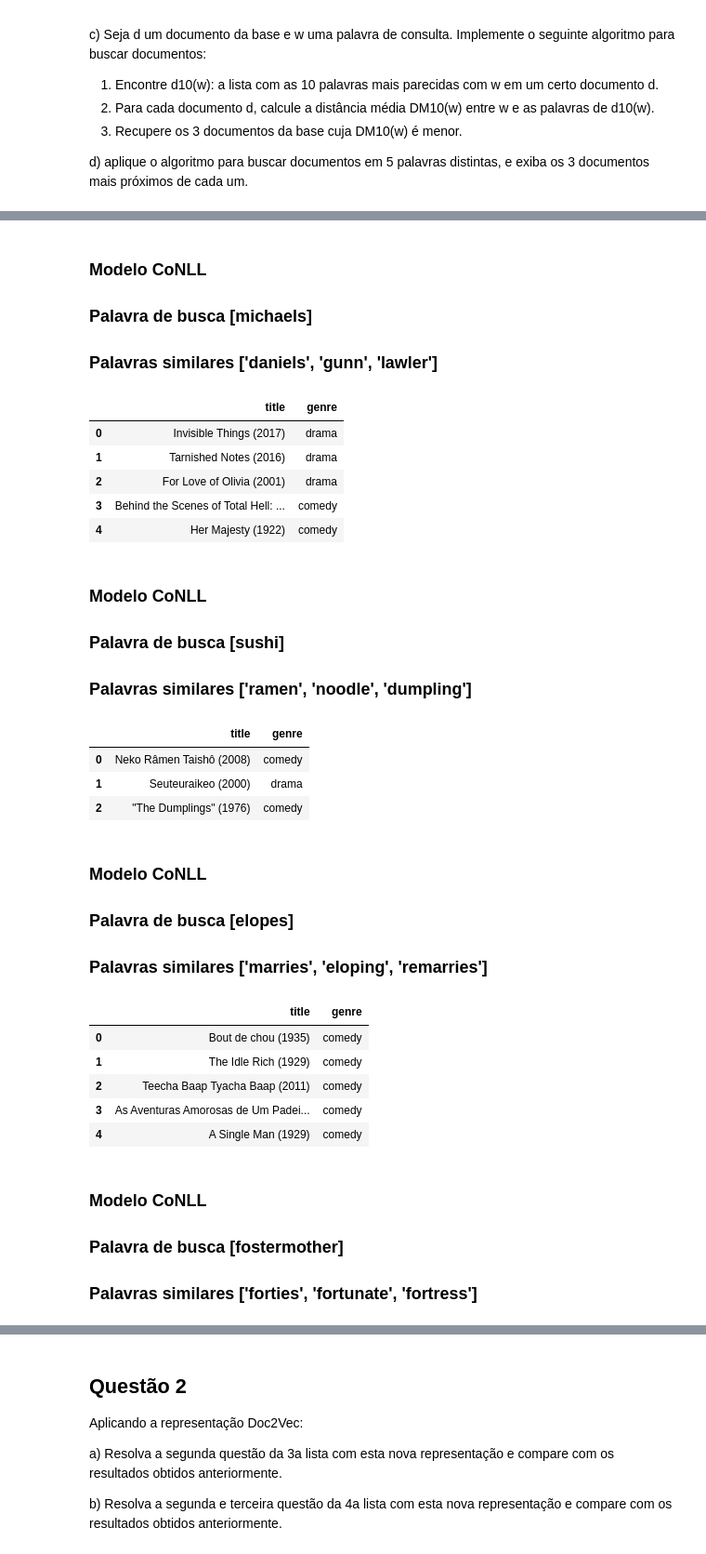
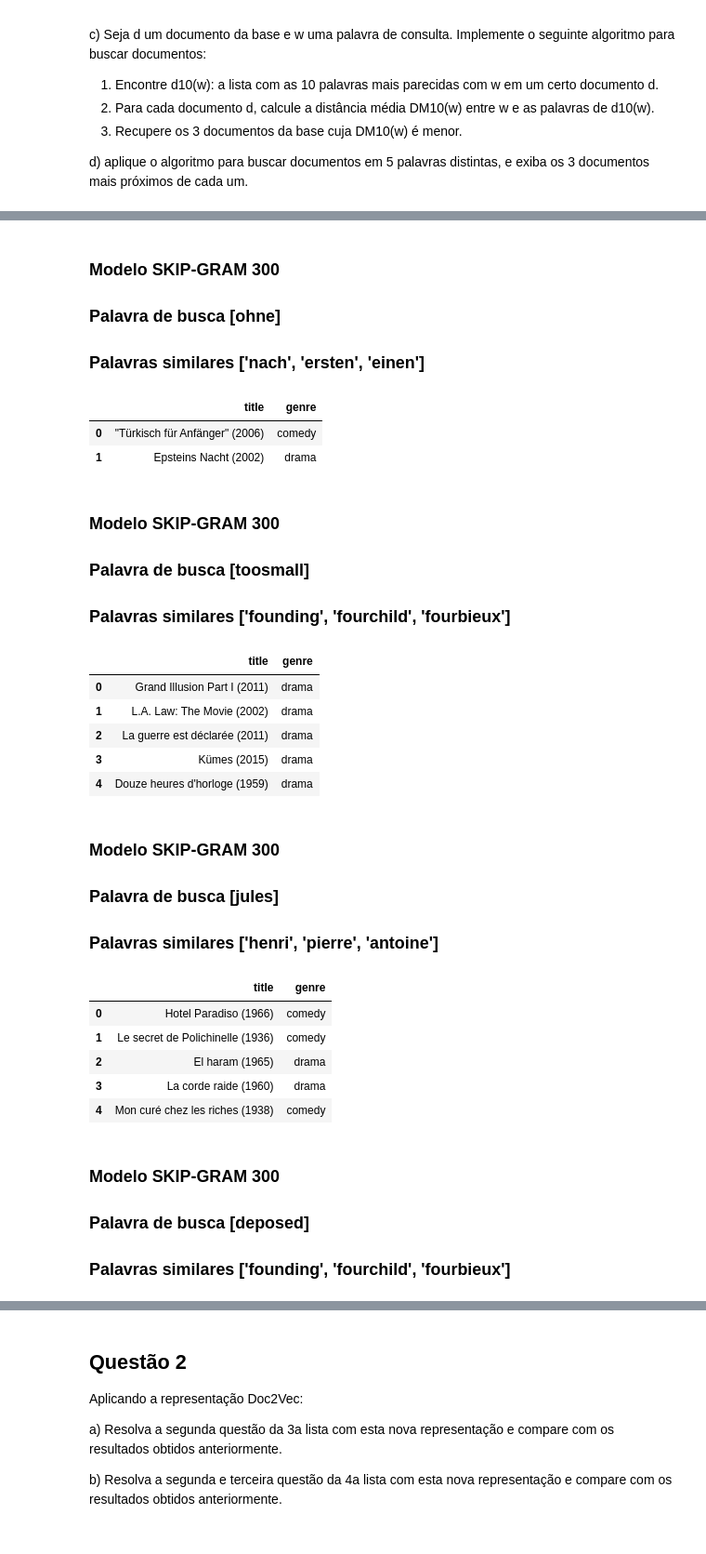
Before and after one commit to audreyemmely/natural-language-processing, a Jupyter notebook: pln_lista5.ipynb, the cells around one changed output, grey strips where cells are left out. Shown at 93% size. Drawn from its saved outputs; the diff is of its cells as text; code cells hidden in the pictures.

```diff
--- a/pln_lista5.ipynb
+++ b/pln_lista5.ipynb
@@ -53,9 +65,9 @@ nltk.download('punkt');
 [nltk_data] Downloading package punkt to /root/nltk_data...
 [nltk_data]   Package punkt is already up-to-date!
 # %%
-df = pd.read_csv('train_data.txt', sep =':::', header = None, engine = 'python', nrows = 6000)
+df = pd.read_csv('train_data.txt', sep =':::', header = None, engine = 'python', nrows = 10000)
 df.columns = ['id', 'title', 'genre', 'description']
-df2 = pd.read_csv('test_data_solution.txt', sep =':::', header = None, engine = 'python', nrows = 6000)
+df2 = pd.read_csv('test_data_solution.txt', sep =':::', header = None, engine = 'python', nrows = 10000)
 df2.columns = ['id', 'title', 'genre', 'description']
 # %%
 df3 = pd.concat([df, df2], ignore_index=True)
@@ -174,36 +185,35 @@ def documents(word_list):
 # %%
 for search_word in search_five_words:
   word_list = words_list(search_word=search_word)
   search_docs = documents(word_list)
-  display(HTML(f'<h3>Modelo CoNLL<br><br>Palavra de busca [{search_word}]<br><br>Palavras similares {word_list}</h3>'))
+  display(HTML(f'<h3>Modelo SKIP-GRAM 300<br><br>Palavra de busca [{search_word}]<br><br>Palavras similares {word_list}</h3>'))
   display(HTML(search_docs.head().to_html()))
 # %% [output]
-Modelo CoNLL
-Palavra de busca [michaels]
-Palavras similares ['daniels', 'gunn', 'lawler']
+Modelo SKIP-GRAM 300
+Palavra de busca [ohne]
+Palavras similares ['nach', 'ersten', 'einen']
 |  | title | genre |
-| 0 | Invisible Things (2017) | drama |
-| 1 | Tarnished Notes (2016) | drama |
-| 2 | For Love of Olivia (2001) | drama |
-| 3 | Behind the Scenes of Total Hell: ... | comedy |
-| 4 | Her Majesty (1922) | comedy |
+| 0 | "Türkisch für Anfänger" (2006) | comedy |
+| 1 | Epsteins Nacht (2002) | drama |
-Modelo CoNLL
-Palavra de busca [sushi]
-Palavras similares ['ramen', 'noodle', 'dumpling']
+Modelo SKIP-GRAM 300
+Palavra de busca [toosmall]
+Palavras similares ['founding', 'fourchild', 'fourbieux']
 |  | title | genre |
-| 0 | Neko Râmen Taishô (2008) | comedy |
-| 1 | Seuteuraikeo (2000) | drama |
-| 2 | "The Dumplings" (1976) | comedy |
+| 0 | Grand Illusion Part I (2011) | drama |
+| 1 | L.A. Law: The Movie (2002) | drama |
+| 2 | La guerre est déclarée (2011) | drama |
+| 3 | Kümes (2015) | drama |
+| 4 | Douze heures d'horloge (1959) | drama |
-Modelo CoNLL
-Palavra de busca [elopes]
-Palavras similares ['marries', 'eloping', 'remarries']
+Modelo SKIP-GRAM 300
+Palavra de busca [jules]
+Palavras similares ['henri', 'pierre', 'antoine']
 |  | title | genre |
-| 0 | Bout de chou (1935) | comedy |
-| 1 | The Idle Rich (1929) | comedy |
-| 2 | Teecha Baap Tyacha Baap (2011) | comedy |
-| 3 | As Aventuras Amorosas de Um Padei... | comedy |
-| 4 | A Single Man (1929) | comedy |
+| 0 | Hotel Paradiso (1966) | comedy |
+| 1 | Le secret de Polichinelle (1936) | comedy |
+| 2 | El haram (1965) | drama |
+| 3 | La corde raide (1960) | drama |
+| 4 | Mon curé chez les riches (1938) | comedy |
-Modelo CoNLL
-Palavra de busca [fostermother]
-Palavras similares ['forties', 'fortunate', 'fortress']
+Modelo SKIP-GRAM 300
+Palavra de busca [deposed]
+Palavras similares ['founding', 'fourchild', 'fourbieux']
 |  | title | genre |
```
Also changed, not shown: parts of 24 cells of this notebook.
